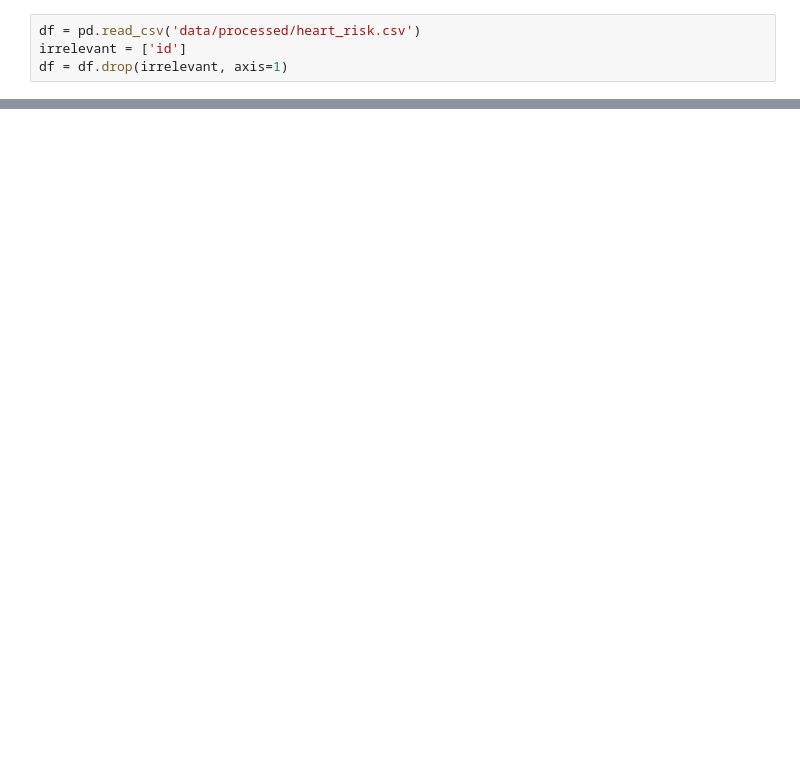
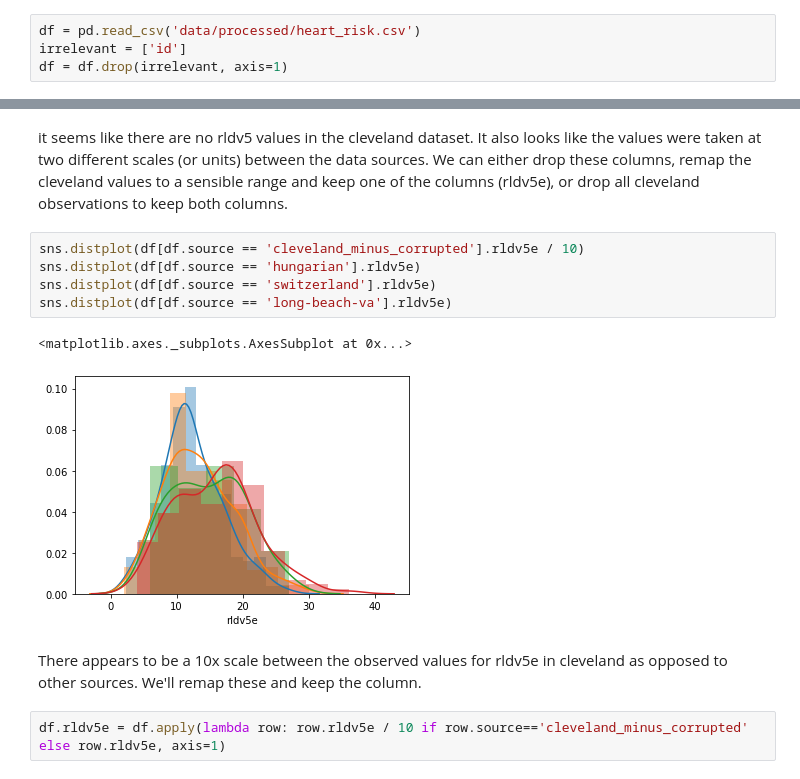
Before and after one commit to guischmitd/heart_attack_analysis, a Jupyter notebook: key_indicators.ipynb, the cells around one changed output, grey strips where cells are left out. Saved outputs shown, nothing was run; the diff lists cells and outputs as text; blank space fills up the shorter version.

```diff
--- a/key_indicators.ipynb
+++ b/key_indicators.ipynb
@@ -131,0 +98,14 @@ df.drop(df.isna().mean()[df.isna().mean() >= .75].index, axis=1)
+# %% [markdown]
+it seems like there are no rldv5 values in the cleveland dataset. It also looks like the values were taken at two different scales (or units) between the data sources. We can either drop these columns, remap the cleveland values to a sensible range and keep one of the columns (rldv5e), or drop all cleveland observations to keep both columns.
+# %%
+sns.distplot(df[df.source == 'cleveland_minus_corrupted'].rldv5e / 10)
+sns.distplot(df[df.source == 'hungarian'].rldv5e)
+sns.distplot(df[df.source == 'switzerland'].rldv5e)
+sns.distplot(df[df.source == 'long-beach-va'].rldv5e)
+# %% [output]
+<matplotlib.axes._subplots.AxesSubplot at 0x...>
+[figure, added]
+# %% [markdown]
+There appears to be a 10x scale between the observed values for rldv5e in cleveland as opposed to other sources. We'll remap these and keep the column.
+# %%
+df.rldv5e = df.apply(lambda row: row.rldv5e / 10 if row.source=='cleveland_minus_corrupted' else row.rldv5e, axis=1)
```
Also changed, not shown: parts of 19 cells of this notebook, 6 other files.
